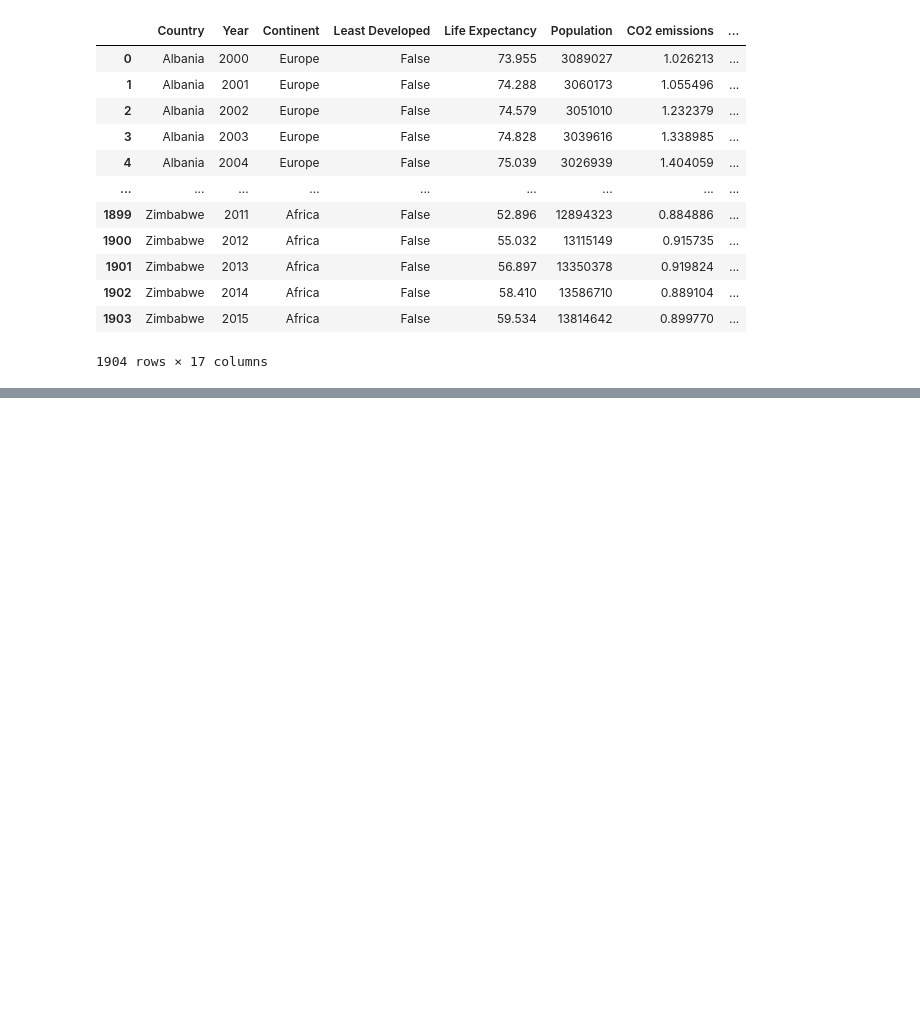
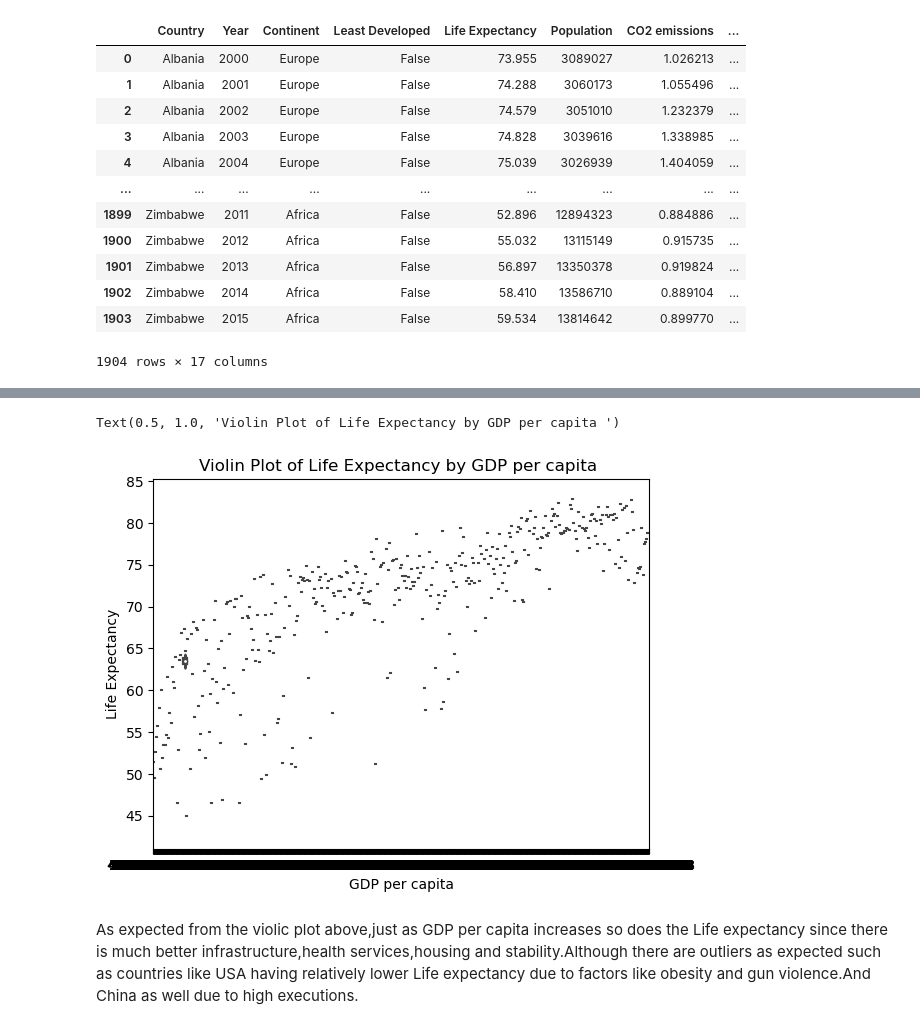
Before and after one commit to ubco-W2022T2-data301/project-group-group28, a Jupyter notebook: analysis/analysis3.ipynb, the cells around one changed output, grey strips where cells are left out. Drawn from its saved outputs; the diff is of its cells as text; code cells hidden in the pictures; blank space fills up the shorter version.

```diff
--- a/analysis/analysis3.ipynb
+++ b/analysis/analysis3.ipynb
@@ -24,0 +121,11 @@ df
+# %%
+df = pd.read_csv("../data/raw/Life_Expectancy_00_15.csv", sep=";")
+sns.violinplot(data=df, x="GDP per capita", y="Life Expectancy")
+plt.xlabel("GDP per capita")
+plt.ylabel("Life Expectancy")
+plt.title("Violin Plot of Life Expectancy by GDP per capita ")
+# %% [output]
+Text(0.5, 1.0, 'Violin Plot of Life Expectancy by GDP per capita ')
+[figure, added]
+# %% [markdown]
+As expected from the violic plot above,just as GDP per capita increases so does the Life expectancy since there is much better infrastructure,health services,housing and stability.Although there are outliers as expected such as countries like USA having relatively lower Life expectancy due to factors like obesity and gun violence.And China as well due to high executions.
```
Also changed, not shown: parts of 10 cells of this notebook.
